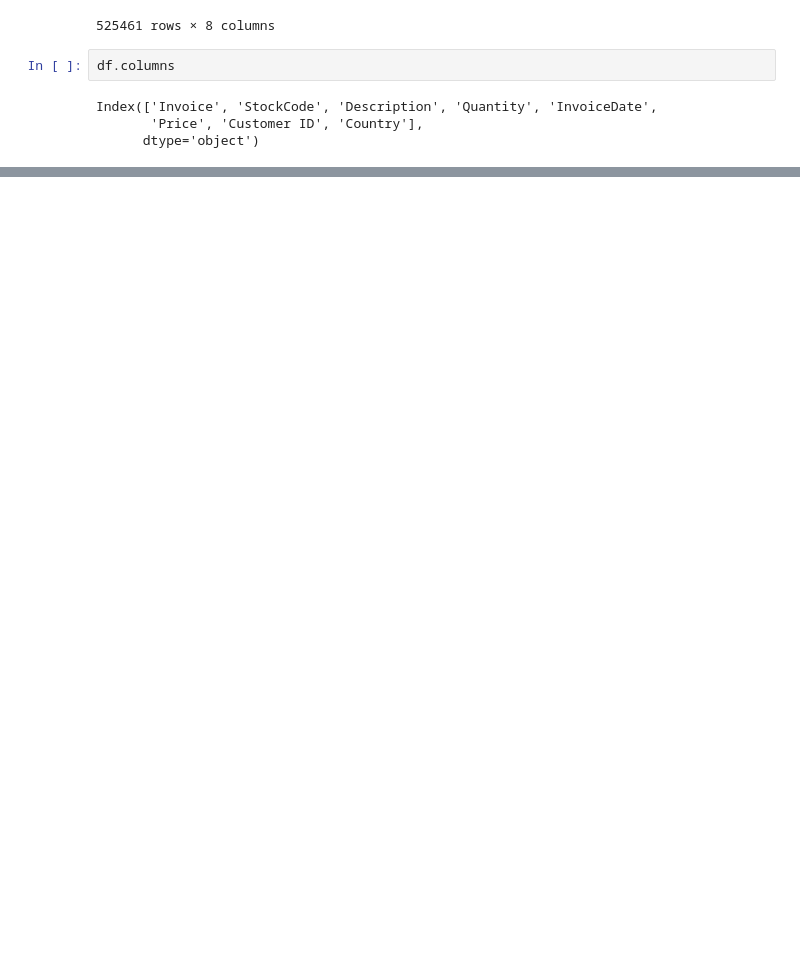
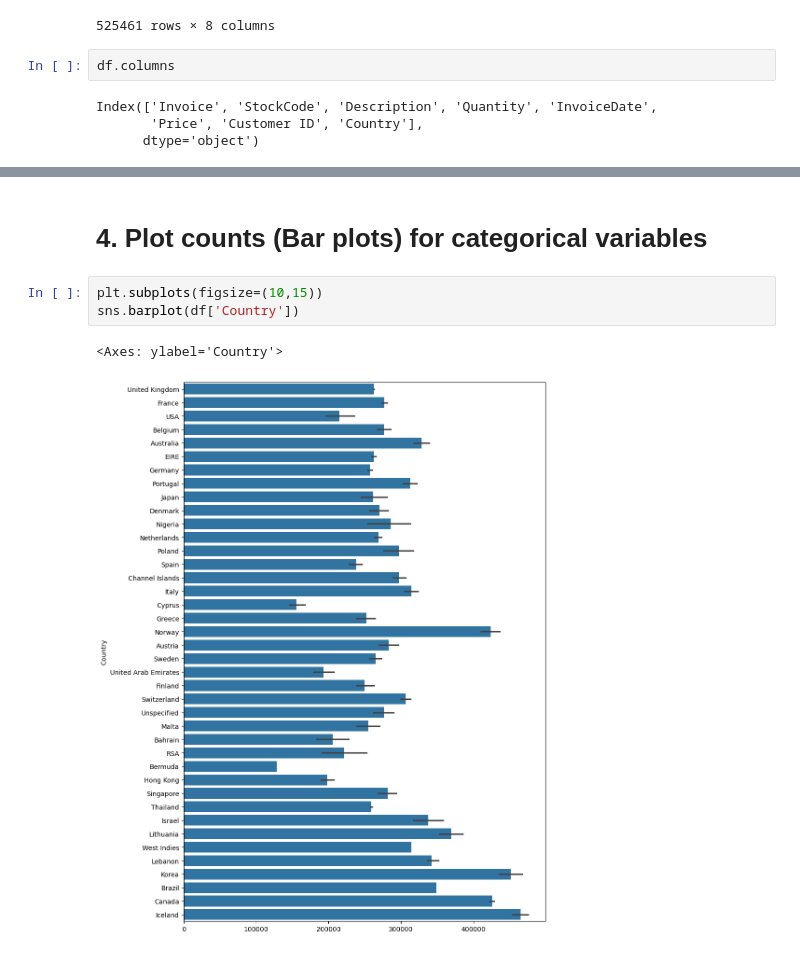
Before and after one commit to SmayanKulkarni/AI-and-ML-Course, a Jupyter notebook: SDS/EXP-1.ipynb, the cells around one changed output, grey strips where cells are left out. Saved outputs shown, nothing was run; the diff lists cells and outputs as text; blank space fills up the shorter version.

```diff
--- a/SDS/EXP-1.ipynb
+++ b/SDS/EXP-1.ipynb
@@ -48,0 +86,8 @@ df.tail(5)
+# %% [markdown]
+# 4. Plot counts (Bar plots) for categorical variables
+# %%
+plt.subplots(figsize=(10,15))
+sns.barplot(df['Country'])
+# %% [output]
+<Axes: ylabel='Country'>
+[figure, added]
```
Also changed, not shown: parts of 9 cells of this notebook, 7 other files.
